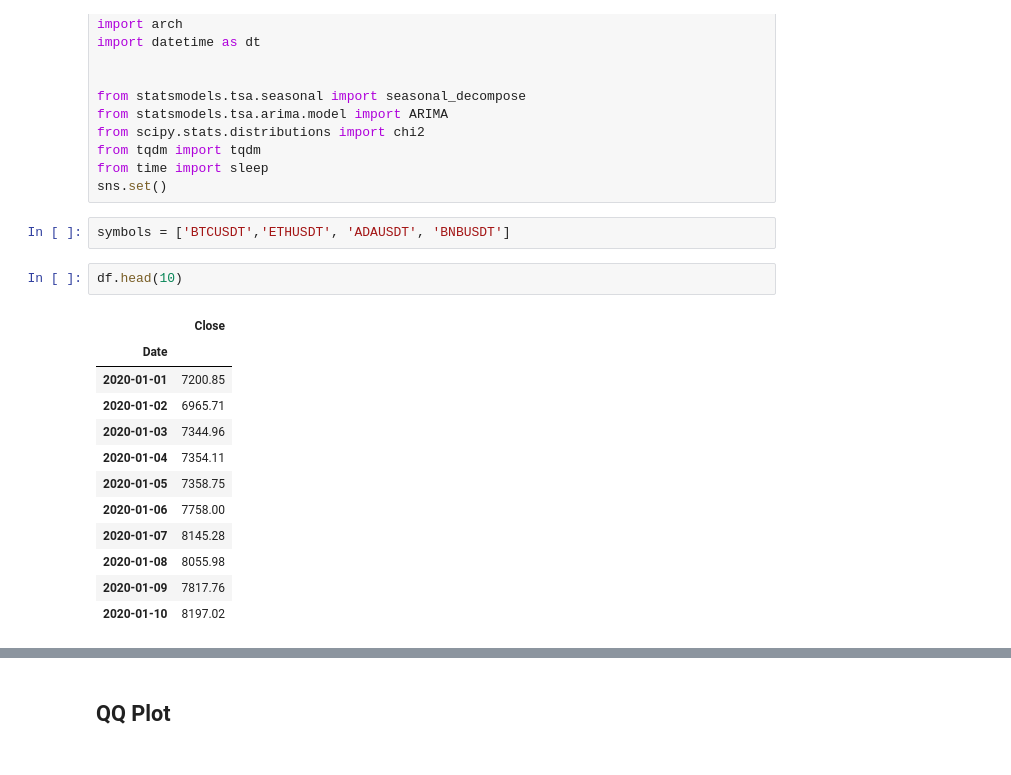
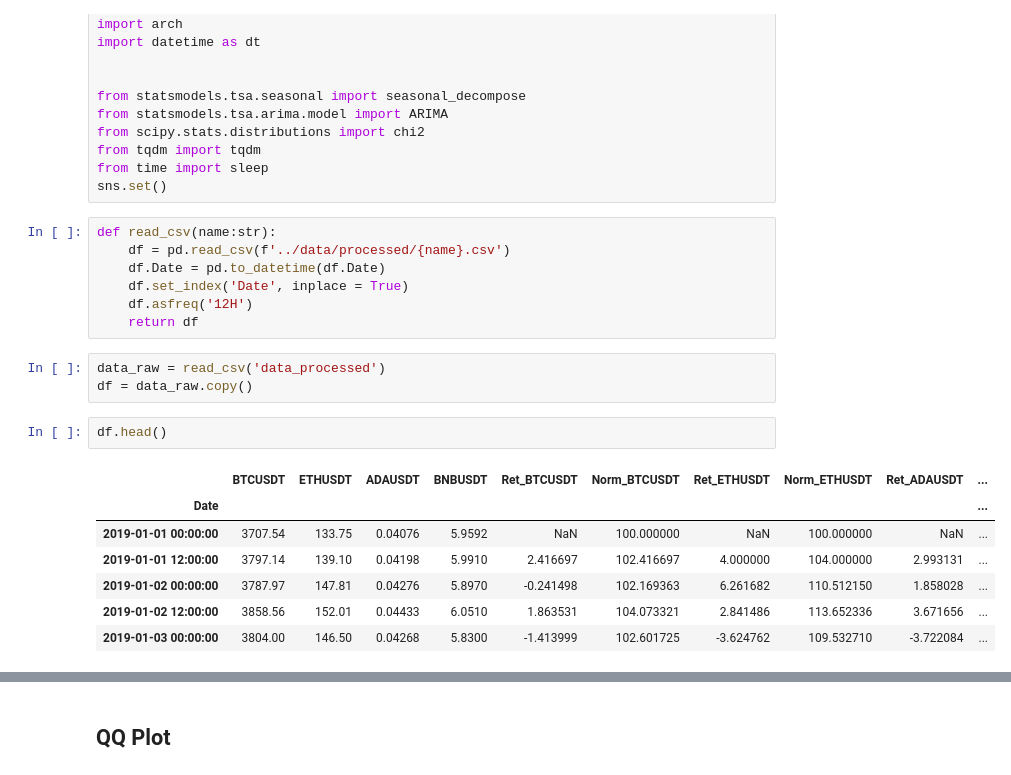
Before and after one commit to kings-data-quest/Crypto_time_series_analysis, a Jupyter notebook: notebooks/2.0-prof-initial_data_exploration.ipynb, the cells around one changed output, grey strips where cells are left out. Cells and saved outputs as stored; diff of their text form.

Commit message:
data exploration

```diff
--- a/notebooks/2.0-prof-initial_data_exploration.ipynb
+++ b/notebooks/2.0-prof-initial_data_exploration.ipynb
@@ -20,23 +20,26 @@ from scipy.stats.distributions import chi2
 from tqdm import tqdm
 from time import sleep
 sns.set()
-# %%
-symbols = ['BTCUSDT','ETHUSDT', 'ADAUSDT', 'BNBUSDT']
+# %%
+def read_csv(name:str):
+    df = pd.read_csv(f'../data/processed/{name}.csv')
+    df.Date = pd.to_datetime(df.Date)
+    df.set_index('Date', inplace = True)
+    df.asfreq('12H')
+    return df
+# %%
+data_raw = read_csv('data_processed')
+df = data_raw.copy()
 # %%
-df.head(10)
+df.head()
 # %% [output]
-|  | Close |
-| Date |  |
-| 2020-01-01 | 7200.85 |
-| 2020-01-02 | 6965.71 |
-| 2020-01-03 | 7344.96 |
-| 2020-01-04 | 7354.11 |
-| 2020-01-05 | 7358.75 |
-| 2020-01-06 | 7758.00 |
-| 2020-01-07 | 8145.28 |
-| 2020-01-08 | 8055.98 |
-| 2020-01-09 | 7817.76 |
-| 2020-01-10 | 8197.02 |
+|  | BTCUSDT | ETHUSDT | ADAUSDT | BNBUSDT | Ret_BTCUSDT | Norm_BTCUSDT | Ret_ETHUSDT | Norm_ETHUSDT | Ret_ADAUSDT | ... |
+| Date |  |  |  |  |  |  |  |  |  | ... |
+| 2019-01-01 00:00:00 | 3707.54 | 133.75 | 0.04076 | 5.9592 | NaN | 100.000000 | NaN | 100.000000 | NaN | ... |
+| 2019-01-01 12:00:00 | 3797.14 | 139.10 | 0.04198 | 5.9910 | 2.416697 | 102.416697 | 4.000000 | 104.000000 | 2.993131 | ... |
+| 2019-01-02 00:00:00 | 3787.97 | 147.81 | 0.04276 | 5.8970 | -0.241498 | 102.169363 | 6.261682 | 110.512150 | 1.858028 | ... |
+| 2019-01-02 12:00:00 | 3858.56 | 152.01 | 0.04433 | 6.0510 | 1.863531 | 104.073321 | 2.841486 | 113.652336 | 3.671656 | ... |
+| 2019-01-03 00:00:00 | 3804.00 | 146.50 | 0.04268 | 5.8300 | -1.413999 | 102.601725 | -3.624762 | 109.532710 | -3.722084 | ... |
 # %%
 df.info()
 # %% [output]
```
Also changed, not shown: parts of 17 cells of this notebook, 13 other files.
